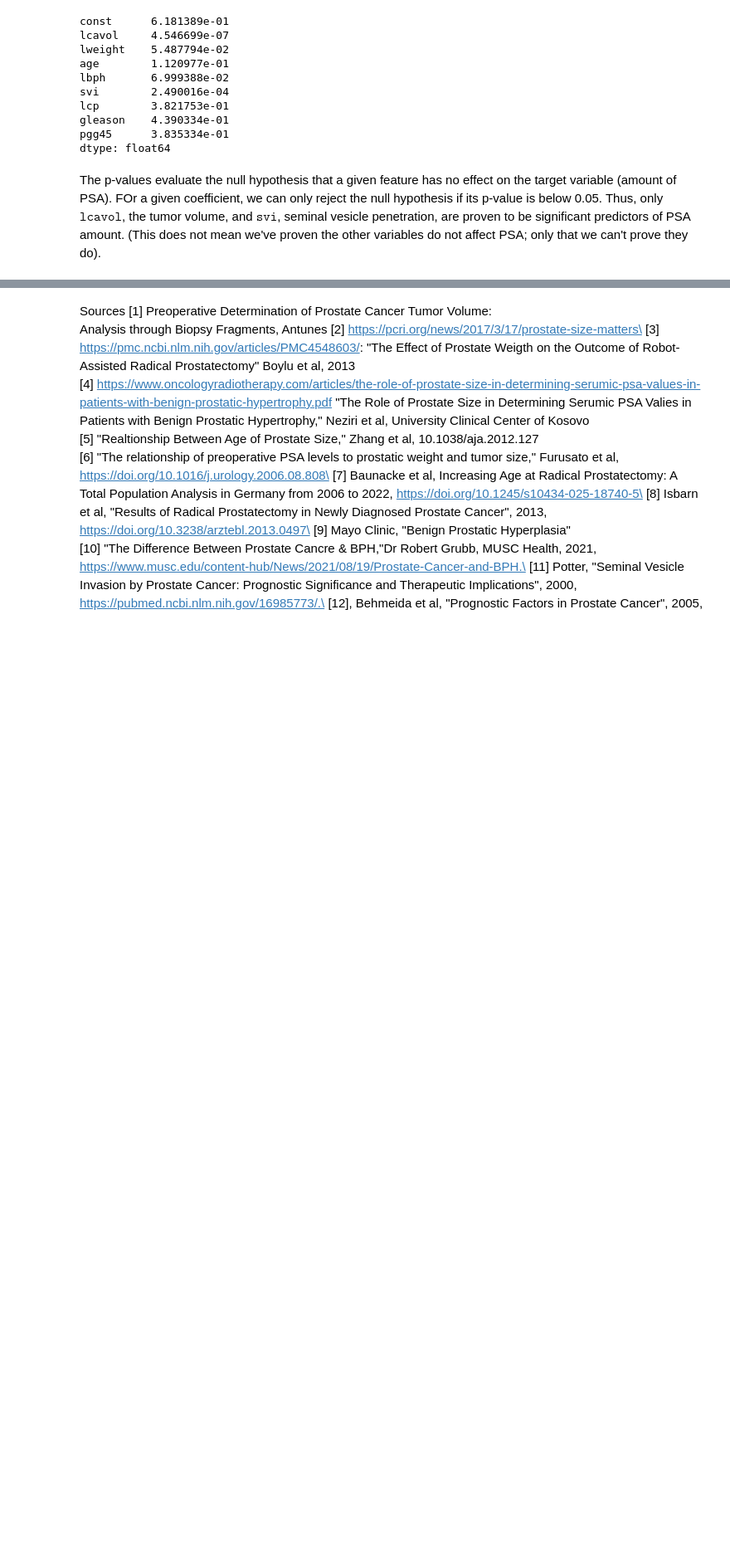
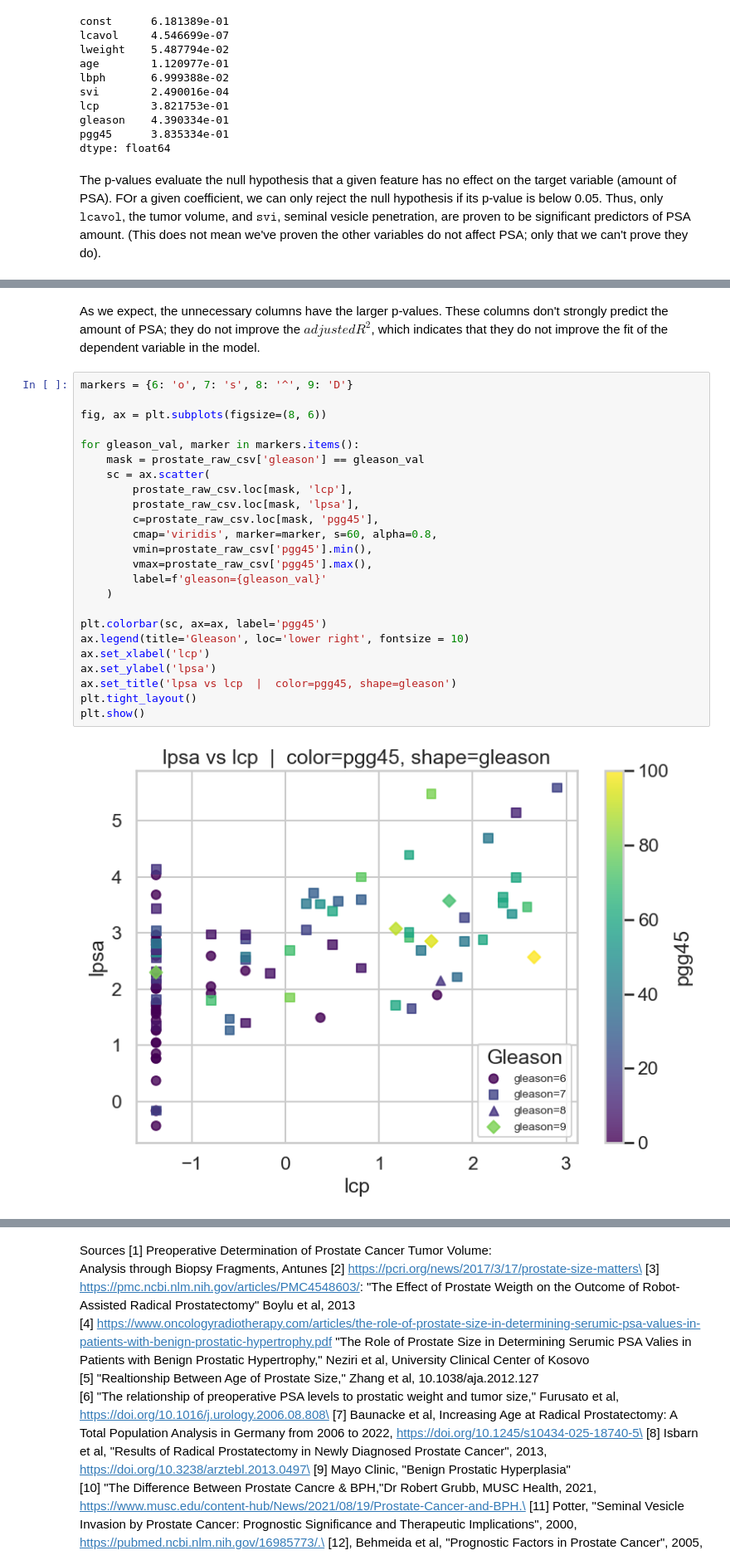
Before and after one commit to mayarubenstein/Statistical-Learning, a Jupyter notebook: eda_assignment.ipynb, the cells around one changed output, grey strips where cells are left out. Shown at 83% size. Drawn from its saved outputs; the diff is of its cells as text; blank space fills up the shorter version.

```diff
--- a/eda_assignment.ipynb
+++ b/eda_assignment.ipynb
@@ -601,0 +638,28 @@ The p-values evaluate the null hypothesis that a given feature has no effect on
+# %% [markdown]
+As we expect, the unnecessary columns have the larger p-values. These columns don't strongly predict the amount of PSA; they do not improve the $adjusted R^2$, which indicates that they do not improve the fit of the dependent variable in the model.
+# %%
+markers = {6: 'o', 7: 's', 8: '^', 9: 'D'}
+
+fig, ax = plt.subplots(figsize=(8, 6))
+
+for gleason_val, marker in markers.items():
+    mask = prostate_raw_csv['gleason'] == gleason_val
+    sc = ax.scatter(
+        prostate_raw_csv.loc[mask, 'lcp'],
+        prostate_raw_csv.loc[mask, 'lpsa'],
+        c=prostate_raw_csv.loc[mask, 'pgg45'],
+        cmap='viridis', marker=marker, s=60, alpha=0.8,
+        vmin=prostate_raw_csv['pgg45'].min(),
+        vmax=prostate_raw_csv['pgg45'].max(),
+        label=f'gleason={gleason_val}'
+    )
+
+plt.colorbar(sc, ax=ax, label='pgg45')
+ax.legend(title='Gleason', loc='lower right', fontsize = 10)
+ax.set_xlabel('lcp')
+ax.set_ylabel('lpsa')
+ax.set_title('lpsa vs lcp  |  color=pgg45, shape=gleason')
+plt.tight_layout()
+plt.show()
+# %% [output]
+[figure, added]
```
Also changed, not shown: parts of 6 cells of this notebook.
